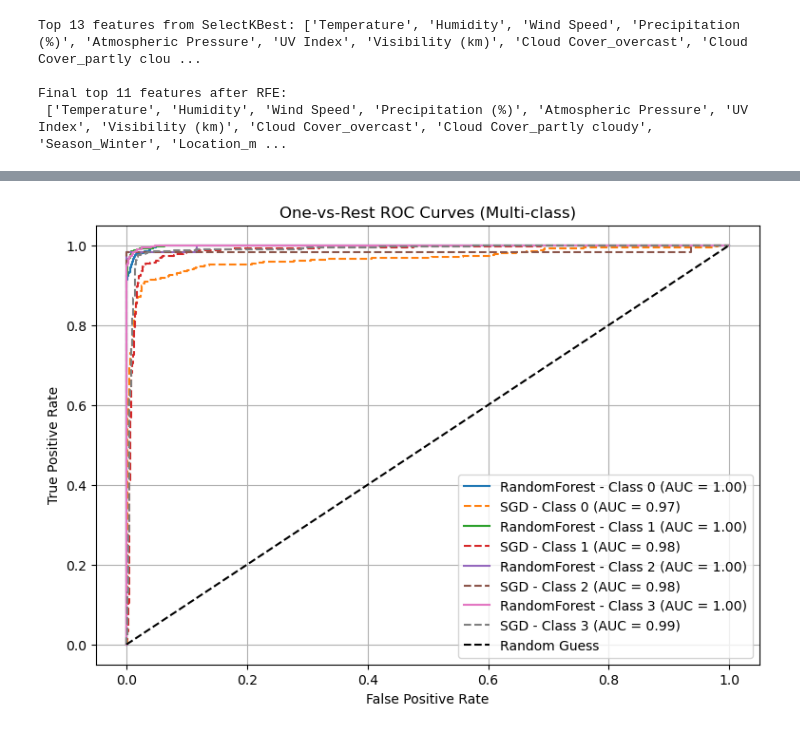
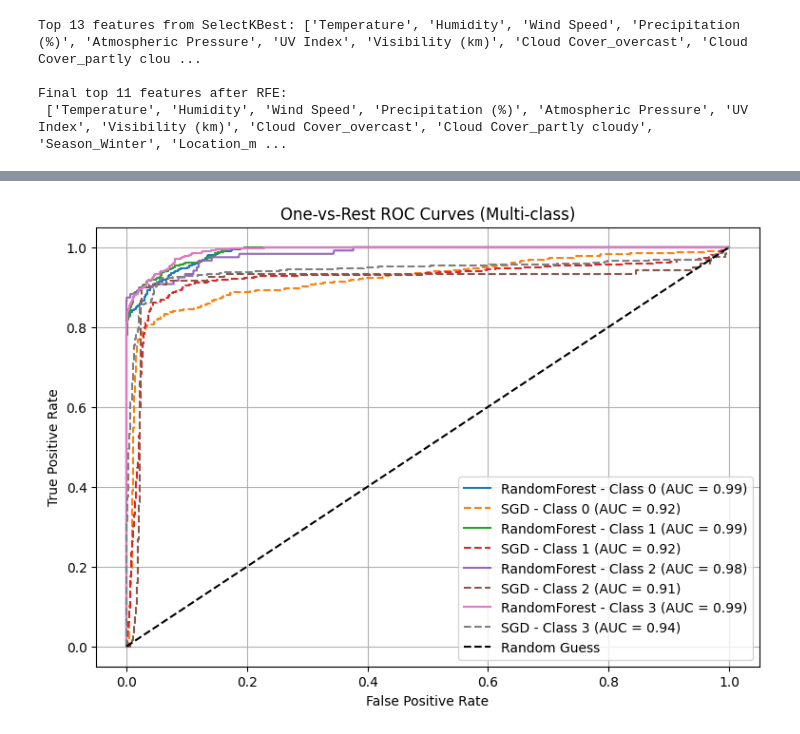
Before and after one commit to ola-aldalahmeh/ml-weather-classification, a Jupyter notebook: WeatherClassification.ipynb, the cells around one changed output, grey strips where cells are left out. Cells and saved outputs as stored; diff of their text form; code cells hidden in the pictures.

```diff
--- a/WeatherClassification.ipynb
+++ b/WeatherClassification.ipynb
@@ -40,6 +26,3 @@ dtype: int64
-# %%
-df=df.drop_duplicates()
-df = df.ffill()
 # %%
 df.info()
 # %% [output]
@@ -114,19 +131,25 @@ Location 3
 # %%
-# Normalaization and encode
+# Normalization and encoding
 from sklearn.preprocessing import MinMaxScaler
 
-#One-hot encode categorical features
-Xtrain = pd.get_dummies(Xtrain, columns=categCols, drop_first=True, dtype=int)
-Xtest = pd.get_dummies(Xtest, columns=categCols, drop_first=True, dtype=int)
+# One-hot encode categorical features
+Xtrain = pd.get_dummies(
+    Xtrain,
+    columns=categCols,
+    drop_first=True,
+    dtype=int
+)
 
-#Scale numeric features
+Xtest = pd.get_dummies(
+    Xtest,
+    columns=categCols,
+    drop_first=True,
+    dtype=int
+)
+
+
+Xtest = Xtest.reindex(columns=Xtrain.columns, fill_value=0)
+# Scale numeric features
 scaler = MinMaxScaler()
 Xtrain[numCols] = scaler.fit_transform(Xtrain[numCols])
 Xtest[numCols] = scaler.transform(Xtest[numCols])
-
-from sklearn.preprocessing import LabelEncoder
-
-# Encode target classes ('Sunny','Rainy','Cloudy','Snowy') into numbers
-label_encoder = LabelEncoder()
-Ytrain_encoded = label_encoder.fit_transform(Ytrain)
-Ytest_encoded = label_encoder.transform(Ytest)
@@ -133,8 +165,13 @@ Ytest_encoded = label_encoder.transform(Ytest)
 # %%
 # Balance the data
 from imblearn.over_sampling import BorderlineSMOTE
+
 smote = BorderlineSMOTE(random_state=43)
-Xtrain_resampled, Ytrain_resampled = smote.fit_resample(Xtrain, Ytrain_encoded)
+
+Xtrain_resampled, Ytrain_resampled = smote.fit_resample(
+    Xtrain,
+    Ytrain_encoded
+)
 # %%
 # see the data after balancing :
 # %%
@@ -406,32 +449,32 @@ plt.show()
 # %%
 from sklearn.metrics import roc_curve, auc
 from sklearn.multiclass import OneVsRestClassifier
 # Binarize the labels for multi-class ROC
 Ytest_binarized = label_binarize(Ytest_encoded, classes=[0, 1, 2, 3])
 n_classes = Ytest_binarized.shape[1]
 # Predict probabilities
 rf_probs = RF_model.predict_proba(Xtest[final_selected_features])
 sgd_probs = SGD_model.predict_proba(Xtest[final_selected_features])
 # Plot ROC curve for each class
 plt.figure(figsize=(9, 6))
 for i in range(n_classes):
     fpr_rf, tpr_rf, _ = roc_curve(Ytest_binarized[:, i], rf_probs[:, i])
     auc_rf = auc(fpr_rf, tpr_rf)
     plt.plot(fpr_rf, tpr_rf, label=f'RandomForest - Class {i} (AUC = {auc_rf:.2f})')
 
     fpr_sgd, tpr_sgd, _ = roc_curve(Ytest_binarized[:, i], sgd_probs[:, i])
     auc_sgd = auc(fpr_sgd, tpr_sgd)
     plt.plot(fpr_sgd, tpr_sgd, linestyle='--', label=f'SGD - Class {i} (AUC = {auc_sgd:.2f})')
 
 plt.plot([0, 1], [0, 1], 'k--', label='Random Guess')
-plt.xlabel('False Positive Rate'z
+plt.xlabel('False Positive Rate')
 plt.ylabel('True Positive Rate')
 plt.title('One-vs-Rest ROC Curves (Multi-class)')
 plt.legend()
 plt.grid(True)
 plt.show()
 # %% [output]
-[figure, old version]
+[figure, new version]
 # %%
 RFtrain_preds = RF_model.predict(Xtrain_resampled[final_selected_features])
 RFtrain_acc = accuracy_score(Ytrain_resampled, RFtrain_preds)
```
Also changed, not shown: parts of 31 cells of this notebook.
